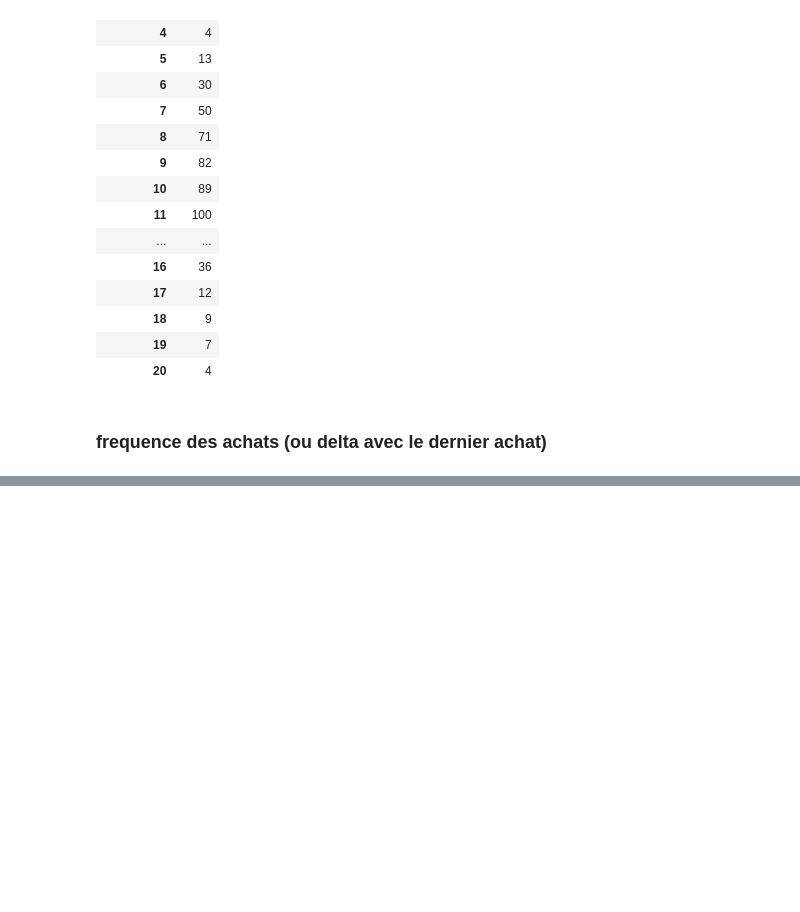
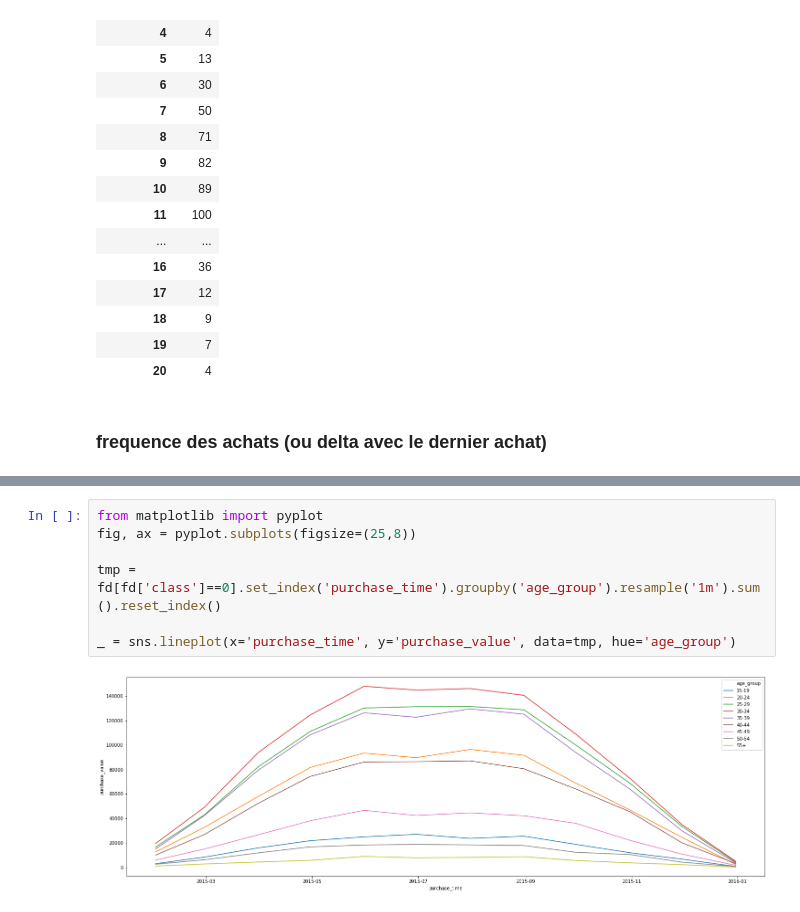
Before and after one commit to slowsry/projet-jedha-s4, a Jupyter notebook: fraud_detect_project.ipynb, the cells around one changed output, grey strips where cells are left out. Cells and saved outputs as stored; diff of their text form; blank space fills up the shorter version.

```diff
--- a/fraud_detect_project.ipynb
+++ b/fraud_detect_project.ipynb
@@ -371,0 +411,9 @@ pass
+# %%
+from matplotlib import pyplot
+fig, ax = pyplot.subplots(figsize=(25,8))
+
+tmp = fd[fd['class']==0].set_index('purchase_time').groupby('age_group').resample('1m').sum().reset_index()
+
+_ = sns.lineplot(x='purchase_time', y='purchase_value', data=tmp, hue='age_group')
+# %% [output]
+[figure, added]
```
Also changed, not shown: parts of 11 cells of this notebook.
